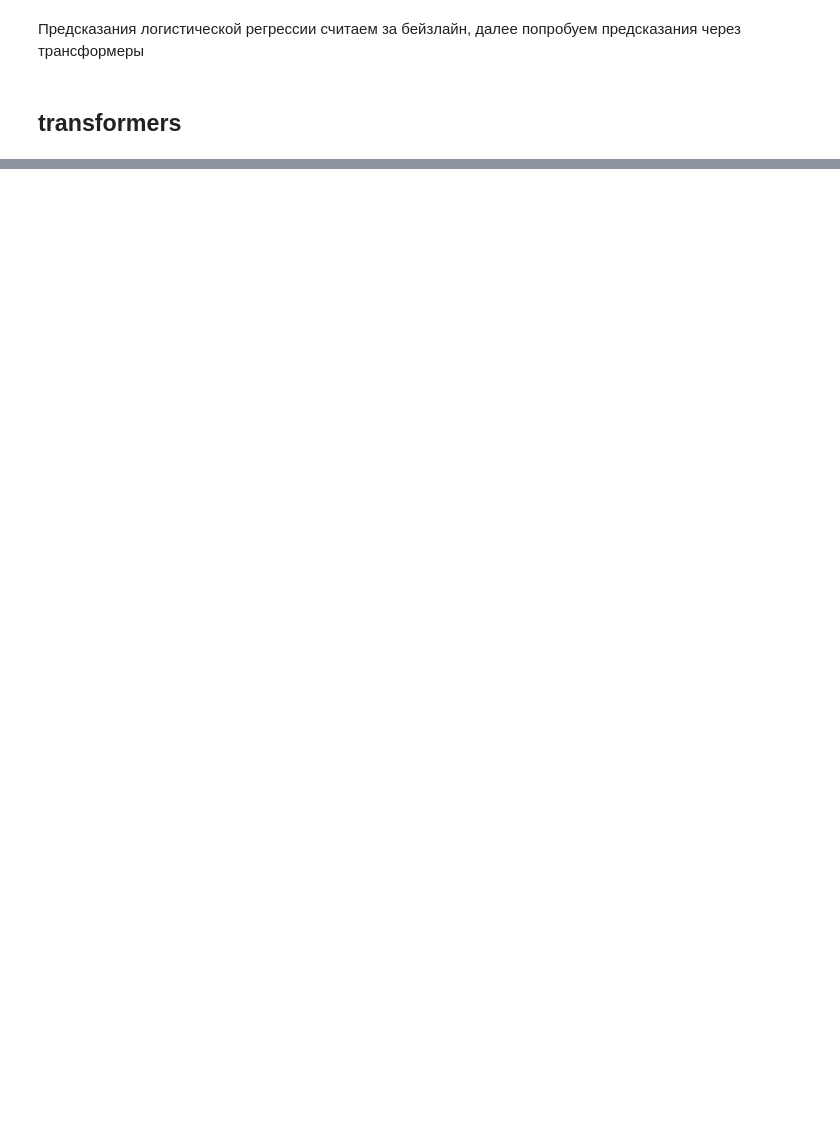
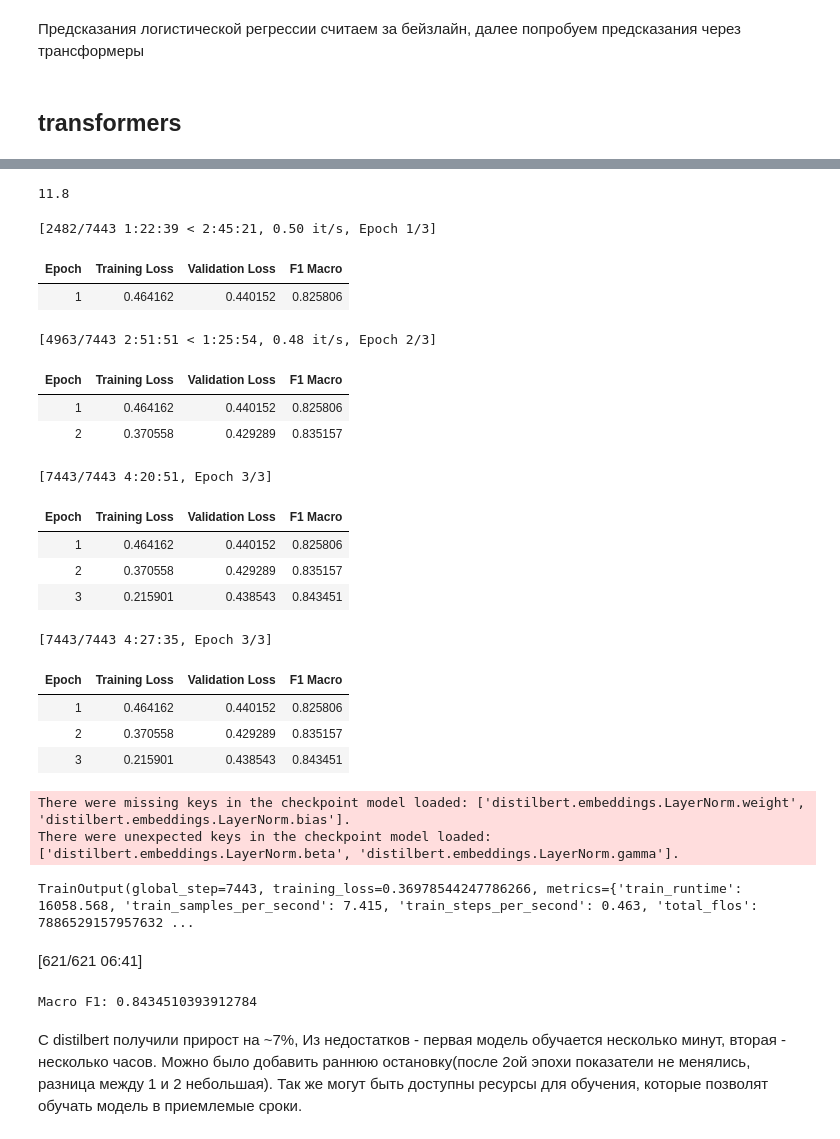
Before and after one commit to ekudrin/ml_examples, a Jupyter notebook: notebooks/mental_health_text.ipynb, the cells around one changed output, grey strips where cells are left out. Cells and saved outputs as stored; diff of their text form; code cells hidden in the pictures; blank space fills up the shorter version.

Commit message:
добавил обучение distilbert

```diff
--- a/notebooks/mental_health_text.ipynb
+++ b/notebooks/mental_health_text.ipynb
@@ -145,0 +177,3 @@ Macro F1:  0.782478970709569
+# %%
+train_ds = train_ds.rename_column("status", "labels")
+val_ds   = val_ds.rename_column("status", "labels")
@@ -145,0 +260,76 @@ Macro F1:  0.782478970709569
+# %%
+import numpy as np
+from sklearn.metrics import f1_score
+
+def compute_metrics(eval_pred):
+    logits, labels = eval_pred
+    preds = np.argmax(logits, axis=1)
+
+    return {
+        "f1_macro": f1_score(labels, preds, average="macro")
+    }
+# %%
+from transformers import TrainingArguments
+
+training_args = TrainingArguments(
+    output_dir='./distilbert_cls',
+    eval_strategy='epoch',
+    save_strategy='epoch',
+    learning_rate=2e-5,
+    fp16=True,
+    per_device_train_batch_size=16,
+    per_device_eval_batch_size=16,
+    num_train_epochs=3,
+    weight_decay=0.01,
+    load_best_model_at_end=True,
+    metric_for_best_model='f1_macro',
+    logging_steps=100,
+    report_to='none'
+)
+# %%
+# Если возвращается None лучше переустановить pytorch c cuda, обучение без gpu может занять очень много времени.
+print(torch.version.cuda)
+# %% [output]
+11.8
+# %%
+trainer = WeightedTrainer(
+    model=model,
+    args=training_args,
+    train_dataset=train_ds,
+    eval_dataset=val_ds,
+    compute_metrics=compute_metrics
+)
+
+trainer.train()
+# %% [output]
+[2482/7443 1:22:39 < 2:45:21, 0.50 it/s, Epoch 1/3]
+| Epoch | Training Loss | Validation Loss | F1 Macro |
+| 1 | 0.464162 | 0.440152 | 0.825806 |
+[4963/7443 2:51:51 < 1:25:54, 0.48 it/s, Epoch 2/3]
+| Epoch | Training Loss | Validation Loss | F1 Macro |
+| 1 | 0.464162 | 0.440152 | 0.825806 |
+| 2 | 0.370558 | 0.429289 | 0.835157 |
+[7443/7443 4:20:51, Epoch 3/3]
+| Epoch | Training Loss | Validation Loss | F1 Macro |
+| 1 | 0.464162 | 0.440152 | 0.825806 |
+| 2 | 0.370558 | 0.429289 | 0.835157 |
+| 3 | 0.215901 | 0.438543 | 0.843451 |
+[7443/7443 4:27:35, Epoch 3/3]
+| Epoch | Training Loss | Validation Loss | F1 Macro |
+| 1 | 0.464162 | 0.440152 | 0.825806 |
+| 2 | 0.370558 | 0.429289 | 0.835157 |
+| 3 | 0.215901 | 0.438543 | 0.843451 |
+There were missing keys in the checkpoint model loaded: ['distilbert.embeddings.LayerNorm.weight', 'distilbert.embeddings.LayerNorm.bias'].
+There were unexpected keys in the checkpoint model loaded: ['distilbert.embeddings.LayerNorm.beta', 'distilbert.embeddings.LayerNorm.gamma'].
+TrainOutput(global_step=7443, training_loss=0.36978544247786266, metrics={'train_runtime': 16058.568, 'train_samples_per_second': 7.415, 'train_steps_per_second': 0.463, 'total_flos': 7886529157957632 ...
+# %%
+metrics = trainer.evaluate()
+print("Macro F1:", metrics['eval_f1_macro'])
+# %% [output]
+[621/621 06:41]
+Macro F1: 0.8434510393912784
+# %% [markdown]
+C distilbert получили прирост на ~7%,
+Из недостатков - первая модель обучается несколько минут, вторая - несколько часов.
+Можно было добавить раннюю остановку(после 2ой эпохи показатели не менялись, разница между 1 и 2 небольшая).
+Так же могут быть доступны ресурсы для обучения, которые позволят обучать модель в приемлемые сроки.
```
Also changed, not shown: parts of 10 cells of this notebook, 1 other file.
